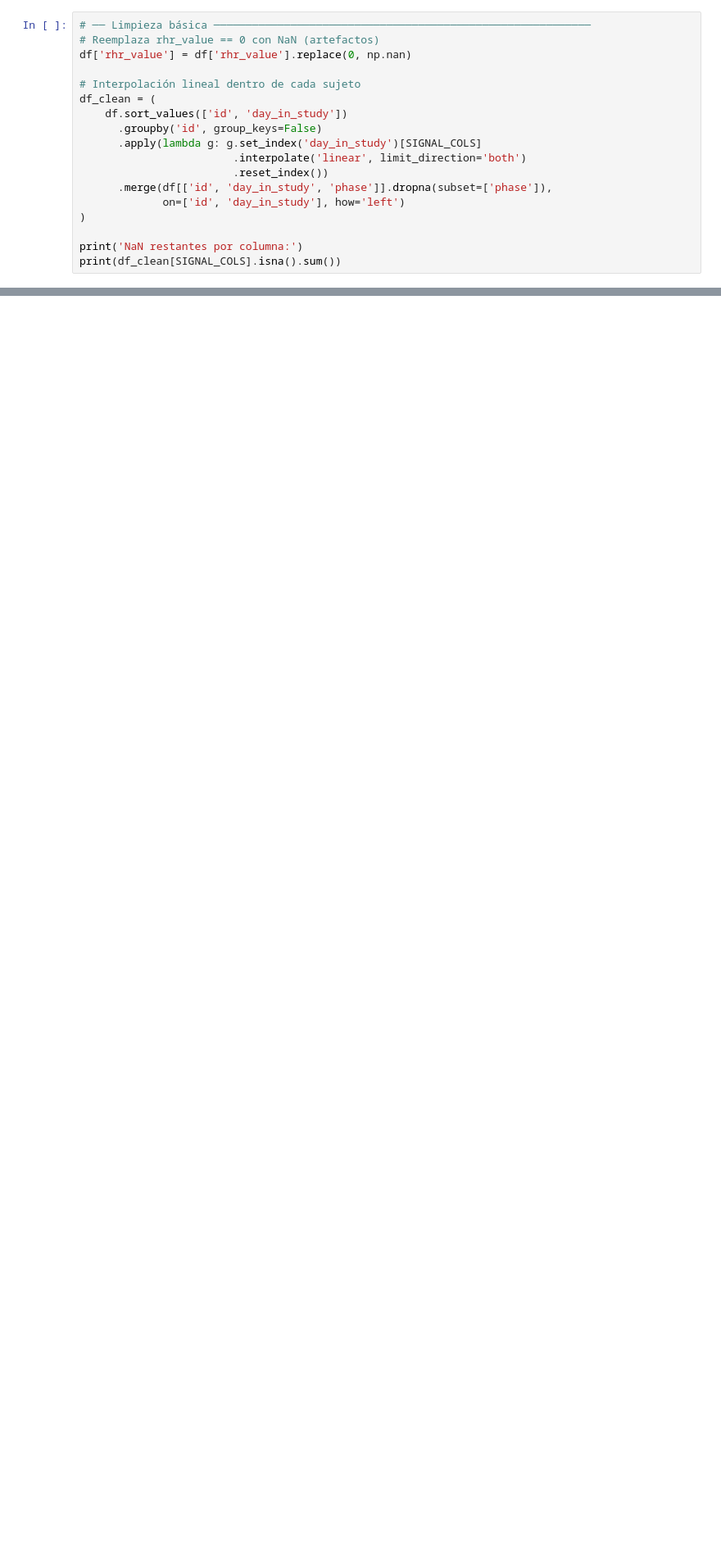
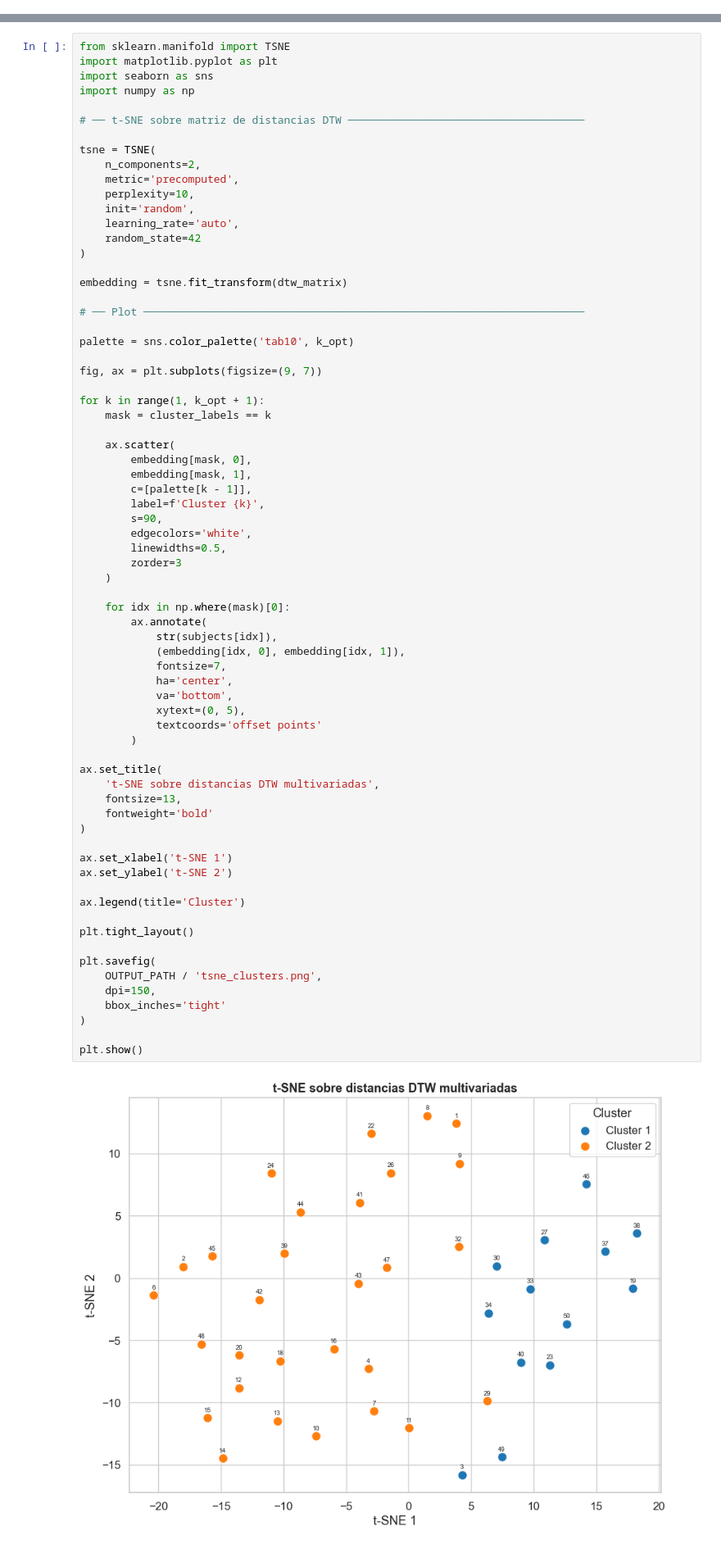
Before and after one commit to Daegas/DTW_mcphases, a Jupyter notebook: notebooks/DTW.ipynb, the cells around one changed output, grey strips where cells are left out. Shown at 82% size. Drawn from its saved outputs; the diff is of its cells as text; blank space fills up the shorter version.

```diff
--- a/notebooks/DTW.ipynb
+++ b/notebooks/DTW.ipynb
@@ -51,18 +87,0 @@ df.head()
-# %%
-# ── Limpieza básica ───────────────────────────────────────────────────────────
-# Reemplaza rhr_value == 0 con NaN (artefactos)
-df['rhr_value'] = df['rhr_value'].replace(0, np.nan)
-
-# Interpolación lineal dentro de cada sujeto
-df_clean = (
-    df.sort_values(['id', 'day_in_study'])
-      .groupby('id', group_keys=False)
-      .apply(lambda g: g.set_index('day_in_study')[SIGNAL_COLS]
-                        .interpolate('linear', limit_direction='both')
-                        .reset_index())
-      .merge(df[['id', 'day_in_study', 'phase']].dropna(subset=['phase']),
-             on=['id', 'day_in_study'], how='left')
-)
-
-print('NaN restantes por columna:')
-print(df_clean[SIGNAL_COLS].isna().sum())
@@ -205,0 +367,72 @@ plt.show()
+# %%
+from sklearn.manifold import TSNE
+import matplotlib.pyplot as plt
+import seaborn as sns
+import numpy as np
+
+# ── t-SNE sobre matriz de distancias DTW ─────────────────────────────────────
+
+tsne = TSNE(
+    n_components=2,
+    metric='precomputed',
+    perplexity=10,
+    init='random',
+    learning_rate='auto',
+    random_state=42
+)
+
+embedding = tsne.fit_transform(dtw_matrix)
+
+# ── Plot ─────────────────────────────────────────────────────────────────────
+
+palette = sns.color_palette('tab10', k_opt)
+
+fig, ax = plt.subplots(figsize=(9, 7))
+
+for k in range(1, k_opt + 1):
+    mask = cluster_labels == k
+
+    ax.scatter(
+        embedding[mask, 0],
+        embedding[mask, 1],
+        c=[palette[k - 1]],
+        label=f'Cluster {k}',
+        s=90,
+        edgecolors='white',
+        linewidths=0.5,
+        zorder=3
+    )
+
+    for idx in np.where(mask)[0]:
+        ax.annotate(
+            str(subjects[idx]),
+            (embedding[idx, 0], embedding[idx, 1]),
+            fontsize=7,
+            ha='center',
+            va='bottom',
+            xytext=(0, 5),
+            textcoords='offset points'
+        )
+
+ax.set_title(
+    't-SNE sobre distancias DTW multivariadas',
+    fontsize=13,
+    fontweight='bold'
+)
+
+ax.set_xlabel('t-SNE 1')
+ax.set_ylabel('t-SNE 2')
+
+ax.legend(title='Cluster')
+
+plt.tight_layout()
+
+plt.savefig(
+    OUTPUT_PATH / 'tsne_clusters.png',
+    dpi=150,
+    bbox_inches='tight'
+)
+
+plt.show()
+# %% [output]
+[figure, added]
```
Also changed, not shown: parts of 27 cells of this notebook.
